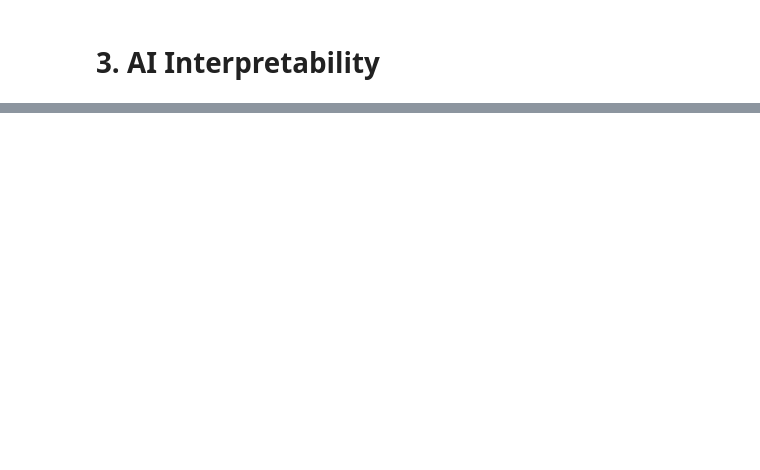
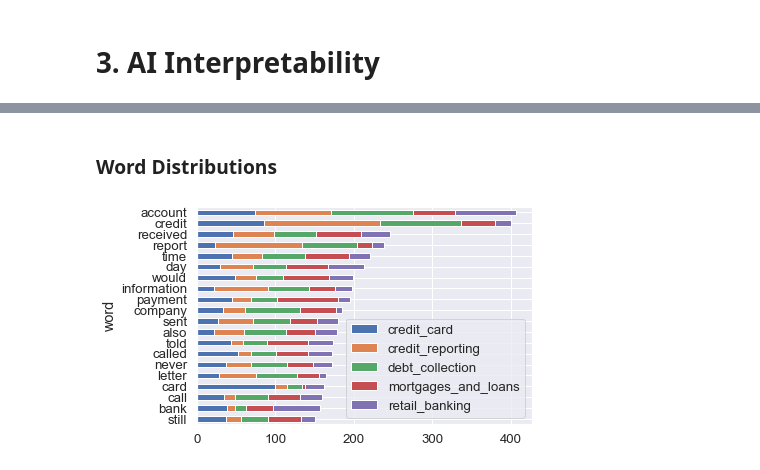
Before and after one commit to Patrickdg/NLP_Classification-Consumer_Complaints, a Jupyter notebook: post_analysis.ipynb, the cells around one changed output, grey strips where cells are left out. Cells and saved outputs as stored; diff of their text form; code cells hidden in the pictures; blank space fills up the shorter version.

```diff
--- a/post_analysis.ipynb
+++ b/post_analysis.ipynb
@@ -234,12 +191,0 @@ from transformers_interpret import SequenceClassificationExplainer
-# %%
-import _distilbert as db
-model_name = "distilbert-base-uncased"
-train_x, test_x, train_y, test_y, label_map  = mf.get_train_test()
-train_x, test_x, train_y, test_y = mf.bert_processing(train_x, test_x, train_y, test_y)
-x_train, x_test = mf.bert_tokenize(model_name,
-                                    AutoTokenizer,
-                                    train_x,
-                                    test_x,
-                                    max_length = 75)
-model = db.model(x_train, train_y, model_name, max_length = 75)
-model, history = db.train_model(model, x_train, train_y, x_test, test_y, 10, 16)
@@ -343,0 +196,13 @@ print(wrong_common_words)
+# %%
+import pickle
+import model_funcs as mf
+import pandas as pd
+from collections import Counter
+from sklearn.metrics import accuracy_score, classification_report
+model_name = 'xgb-glove'
+with open(f'models/{model_name}.pkl', 'rb') as f:
+    model = pickle.load(f)
+# %%
+train_x, test_x, train_y, test_y, label_map  = mf.get_train_test()
+train_vecs, test_vecs = mf.get_embedding_vecs('glove')
+y_preds = model.predict(test_vecs)
@@ -343,0 +278,2 @@ print(wrong_common_words)
+# %% [markdown]
+### Word Distributions
@@ -343,0 +315,13 @@ print(wrong_common_words)
+# %%
+class_labels = list(label_map.keys())
+vocab_df = build_vocab_df(test_x, class_labels)
+# %%
+#Views the existence of common words in all classes
+counts = get_word_distributions(vocab_df,
+                                test_x,
+                                y_preds,
+                                test_y,
+                                classes = [],
+                                unique_only=True)
+# %% [output]
+[figure, added]
```
Also changed, not shown: parts of 41 cells of this notebook, 33 other files.
